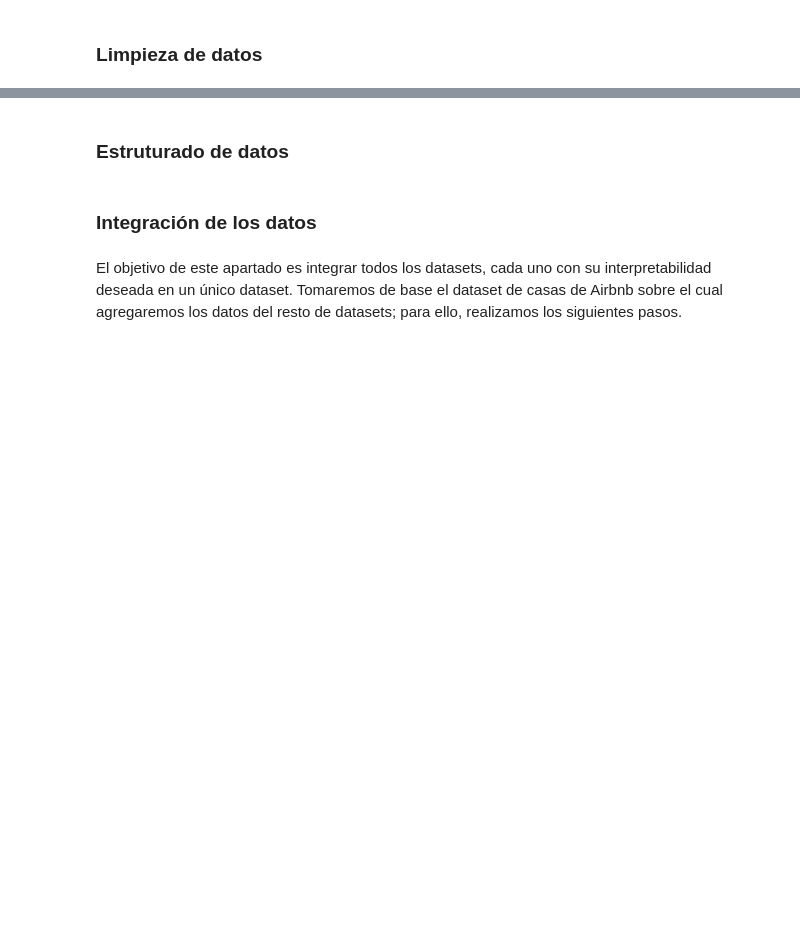
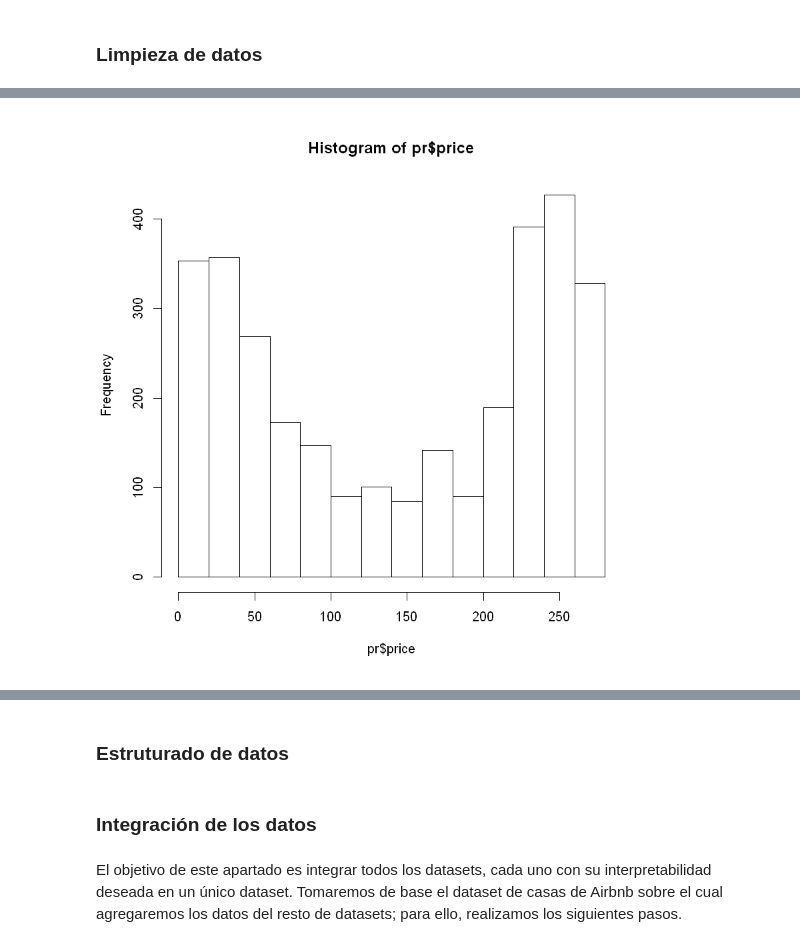
Before and after one commit to ivanfermena/Analisys-Airbnb-Seattle, a Jupyter notebook: analisis.ipynb, the cells around one changed output, grey strips where cells are left out. Cells and saved outputs as stored; diff of their text form; code cells hidden in the pictures; blank space fills up the shorter version.

```diff
--- a/analisis.ipynb
+++ b/analisis.ipynb
@@ -729,0 +732,6 @@ ggpairs(df2)
+# %%
+    airbnb_listings_clean[,14] <- as.numeric(airbnb_listings_clean[,14])
+# %%
+    airbnb_listings_clean[,15] <- as.numeric(airbnb_listings_clean[,14])
+# %%
+    airbnb_listings_clean[,13] <- as.numeric(airbnb_listings_clean[,13])
@@ -729,0 +767,2 @@ ggpairs(df2)
+# %%
+pr <- one_hot(as.data.table(airbnb_listings_clean))
@@ -729,0 +816,4 @@ ggpairs(df2)
+# %%
+hist(pr$price)
+# %% [output]
+[figure, added]
```
Also changed, not shown: parts of 100 cells of this notebook.
